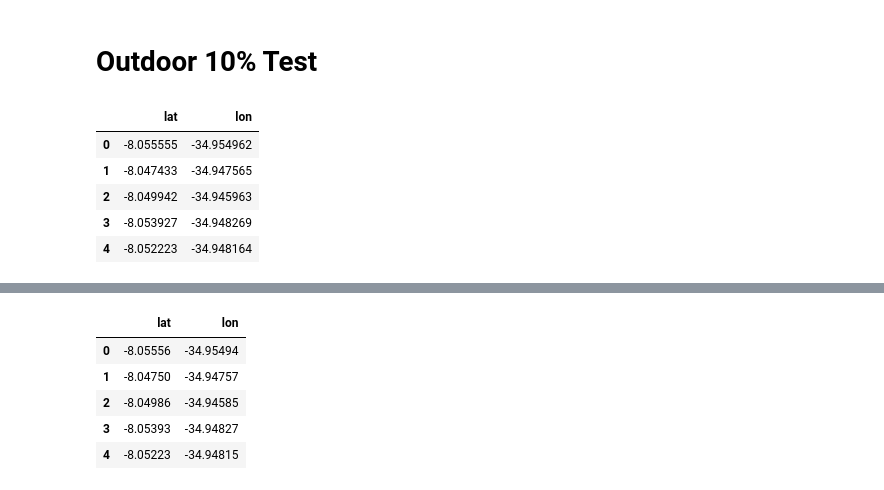
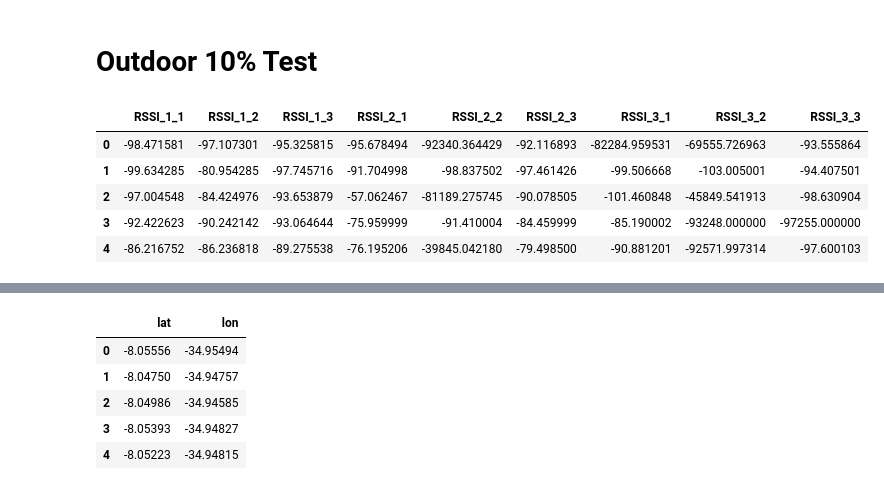
Before and after one commit to Douglast1997/TG-2020.1, a Jupyter notebook: MetalearningLightGBM.ipynb, the cells around one changed output, grey strips where cells are left out. Cells and saved outputs as stored; diff of their text form; code cells hidden in the pictures.

```diff
--- a/MetalearningLightGBM.ipynb
+++ b/MetalearningLightGBM.ipynb
@@ -31,6 +31,6 @@ def write_to_csv(y_pred_lat, y_pred_lon, test_id, file_path):
 X_train = pd.read_csv("databasesTCC/Outdoor_X_train_90%.csv")
 #X_train = X_train.drop("lat", axis = 1)
 #X_train = X_train.drop("lon", axis = 1)
-#X_train = X_train.drop("idx", axis = 1)
+X_train = X_train.drop("idx", axis = 1)
 X_train.head()
 # %% [output]
@@ -125,13 +124,54 @@ def y_pred_write_File(X_train, y_train_lat, y_train_lon, X_test, Metodo_Num, idx
+# %%
+def y_pred_write_File(X_train, y_train_rssi_1_1, y_train_rssi_1_2, y_train_rssi_1_3, y_train_rssi_2_1, y_train_rssi_2_2, y_train_rssi_2_3, y_train_rssi_3_1, y_train_rssi_3_2, y_train_rssi_3_3, X_test, Metodo_Num):
+    #y_train_lat, y_train_lon#
+
+    y_pred_rssi_1_1 = LightGBM_TCC(X_train, y_train_rssi_1_1, X_test)
+    y_pred_rssi_1_2 = LightGBM_TCC(X_train, y_train_rssi_1_2, X_test)
+    y_pred_rssi_1_3 = LightGBM_TCC(X_train, y_train_rssi_1_3, X_test)
+
+    y_pred_rssi_2_1 = LightGBM_TCC(X_train, y_train_rssi_2_1, X_test)
+    y_pred_rssi_2_2 = LightGBM_TCC(X_train, y_train_rssi_2_2, X_test)
+    y_pred_rssi_2_3 = LightGBM_TCC(X_train, y_train_rssi_2_3, X_test)
+
+    y_pred_rssi_3_1 = LightGBM_TCC(X_train, y_train_rssi_3_1, X_test)
+    y_pred_rssi_3_2 = LightGBM_TCC(X_train, y_train_rssi_3_2, X_test)
+    y_pred_rssi_3_3 = LightGBM_TCC(X_train, y_train_rssi_3_3, X_test)
+
+    #y_pred_lat = LightGBM_TCC(X_train, y_train_lat, X_test)
+    #y_pred_lon = LightGBM_TCC(X_train, y_train_lon, X_test)
+
+    #y_pred_lat = pd.DataFrame({'lat': y_pred_lat})
+    #y_pred_lat.head()
+    #y_pred_lon = pd.DataFrame({'lon': y_pred_lon})
+    #y_pred_lon.head()
+
+    y_pred_rssi_1_1 = pd.DataFrame({'RSSI_1_1':  y_pred_rssi_1_1})
+    y_pred_rssi_1_2 = pd.DataFrame({'RSSI_1_2':  y_pred_rssi_1_2})
+    y_pred_rssi_1_3 = pd.DataFrame({'RSSI_1_3':  y_pred_rssi_1_3})
+
+    y_pred_rssi_2_1 = pd.DataFrame({'RSSI_2_1':  y_pred_rssi_2_1})
+    y_pred_rssi_2_2 = pd.DataFrame({'RSSI_2_2':  y_pred_rssi_2_2})
+    y_pred_rssi_2_3 = pd.DataFrame({'RSSI_2_3':  y_pred_rssi_2_3})
+
+    y_pred_rssi_3_1 = pd.DataFrame({'RSSI_3_1':  y_pred_rssi_3_1})
+    y_pred_rssi_3_2 = pd.DataFrame({'RSSI_3_2':  y_pred_rssi_3_2})
+    y_pred_rssi_3_3 = pd.DataFrame({'RSSI_3_3':  y_pred_rssi_3_3})
+
+    y_pred = pd.concat([y_pred_rssi_1_1, y_pred_rssi_1_2, y_pred_rssi_1_3, y_pred_rssi_2_1, y_pred_rssi_2_2, y_pred_rssi_2_3, y_pred_rssi_3_1, y_pred_rssi_3_2, y_pred_rssi_3_3], axis=1)
+    #y_pred.head()
+    #write_to_csv(y_pred, "ResultTCC/Resultados_Metodo_{}.csv".format(Metodo_Num))
+
+    return y_pred
 # %% [markdown]
 # Outdoor 10% Test
 # %%
 #Test Outdoor 10%
-y_pred = y_pred_write_File(X_train, y_train_lat, y_train_lon, X_test, 2)
+y_pred = y_pred_write_File(X_train, y_train_rssi_1_1, y_train_rssi_1_2, y_train_rssi_1_3, y_train_rssi_2_1, y_train_rssi_2_2, y_train_rssi_2_3, y_train_rssi_3_1, y_train_rssi_3_2, y_train_rssi_3_3, X_test, 2)
 y_pred.head()
 # %% [output]
-|  | lat | lon |
-| 0 | -8.055555 | -34.954962 |
-| 1 | -8.047433 | -34.947565 |
-| 2 | -8.049942 | -34.945963 |
-| 3 | -8.053927 | -34.948269 |
-| 4 | -8.052223 | -34.948164 |
+|  | RSSI_1_1 | RSSI_1_2 | RSSI_1_3 | RSSI_2_1 | RSSI_2_2 | RSSI_2_3 | RSSI_3_1 | RSSI_3_2 | RSSI_3_3 |
+| 0 | -98.471581 | -97.107301 | -95.325815 | -95.678494 | -92340.364429 | -92.116893 | -82284.959531 | -69555.726963 | -93.555864 |
+| 1 | -99.634285 | -80.954285 | -97.745716 | -91.704998 | -98.837502 | -97.461426 | -99.506668 | -103.005001 | -94.407501 |
+| 2 | -97.004548 | -84.424976 | -93.653879 | -57.062467 | -81189.275745 | -90.078505 | -101.460848 | -45849.541913 | -98.630904 |
+| 3 | -92.422623 | -90.242142 | -93.064644 | -75.959999 | -91.410004 | -84.459999 | -85.190002 | -93248.000000 | -97255.000000 |
+| 4 | -86.216752 | -86.236818 | -89.275538 | -76.195206 | -39845.042180 | -79.498500 | -90.881201 | -92571.997314 | -97.600103 |
```
Also changed, not shown: parts of 9 cells of this notebook, 12 other files.
